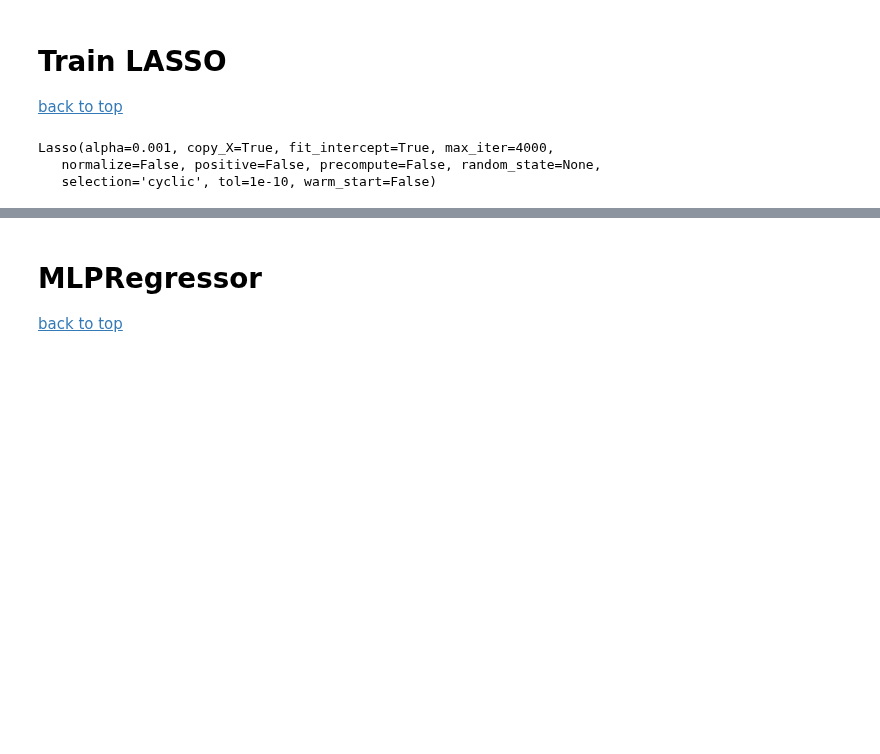
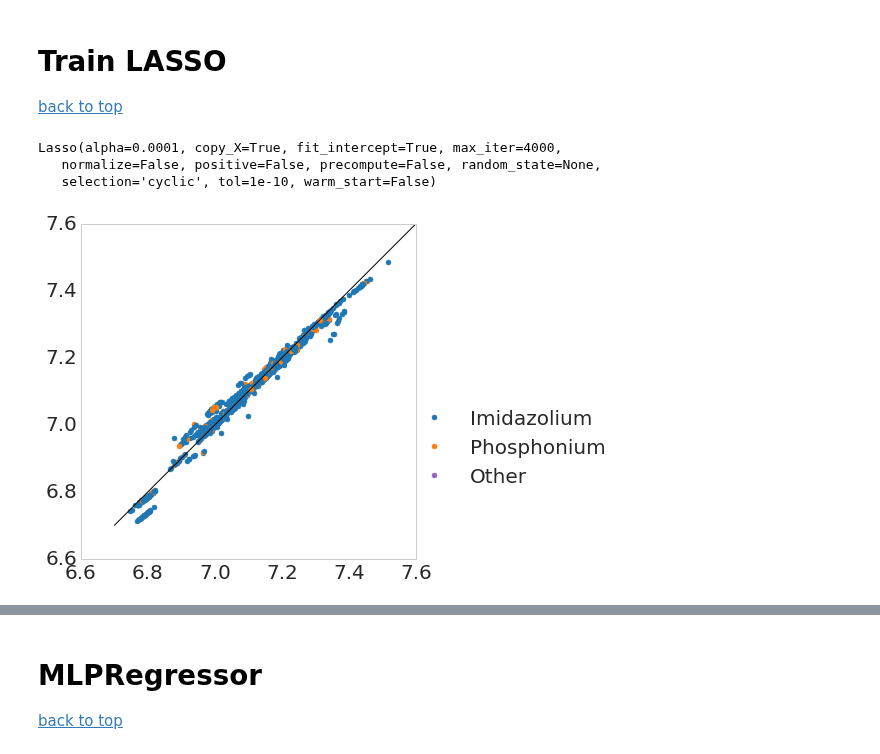
Before and after one commit to wesleybeckner/salty, a Jupyter notebook: notebooks/ScikitLearn.ipynb, the cells around one changed output, grey strips where cells are left out. Cells and saved outputs as stored; diff of their text form; code cells hidden in the pictures; blank space fills up the shorter version.

```diff
--- a/notebooks/ScikitLearn.ipynb
+++ b/notebooks/ScikitLearn.ipynb
@@ -514,8 +526,8 @@ datadf = pd.read_pickle('density_centered_scaled')
 datadf = datadf.reset_index(drop=True)
 # datadf = datadf.loc[~datadf["NAME_CAT"].str.contains("imidazolium", case=False)]
 datadf = datadf.iloc[:,:].sample(frac=1).reset_index(drop=True)
-anilist = datadf['NAME_ANI'].unique()
-catlist = datadf['NAME_CAT'].unique()
+anilist = datadf['NAME_ANI']
+catlist = datadf['NAME_CAT']
 datadf = datadf.drop('NAME_CAT',1) #remove non-numeric columns and normalize values
 datadf = datadf.drop('NAME_ANI',1)
 
@@ -535,12 +547,71 @@ Y_train[:] = np.log(data[:n_train,-1].astype(float))
 X_test[:] = data[n_train:,:-1]
 Y_test[:] = np.log(data[n_train:,-1].astype(float))
 # %%
-model = Lasso(alpha=0.001,tol=1e-10, max_iter=4000)
+model = Lasso(alpha=0.0001,tol=1e-10, max_iter=4000)
 model.fit(X_train,Y_train)
 # %% [output]
-Lasso(alpha=0.001, copy_X=True, fit_intercept=True, max_iter=4000,
+Lasso(alpha=0.0001, copy_X=True, fit_intercept=True, max_iter=4000,
    normalize=False, positive=False, precompute=False, random_state=None,
    selection='cyclic', tol=1e-10, warm_start=False)
+# %%
+###COLOR BY SALT TYPE
+
+colors=[]
+labels=[]
+df = pd.DataFrame(catlist)
+for i in range(len(X_test)):
+    if df.loc[i].str.contains("imidazolium", case=False)[0]:
+        colors.append(tableau20[0])
+        labels.append("Imidazolium")
+    elif df.loc[i].str.contains("phosphonium", case=False)[0]:
+        colors.append(tableau20[2])
+        labels.append("Phosphonium")
+    elif df.loc[i].str.contains("pyridinium", case=False)[0]:
+        colors.append(tableau20[4])
+        labels.append("Pyridinium")
+    elif df.loc[i].str.contains("pyrrolidinium", case=False)[0]:
+        colors.append(tableau20[6])
+        labels.append("Pyrrolidinium")
+    else:
+        colors.append(tableau20[8])
+        labels.append("Other")
+with plt.style.context('seaborn-whitegrid'):
+    fig=plt.figure(figsize=(6,6), dpi=300)
+    ax=fig.add_subplot(111)
+    for i in range(len(Y_test)):
+        ax.plot(Y_test[i],model.predict(X_test[i].reshape(1,-1)),\
+                marker=".",linestyle="",color=colors[i],\
+                label=labels[i])
+# colors=[]
+# df_imid = pd.DataFrame(catlist_imid)
+# for i in range(len(X_test_imid)):
+#     if df_imid.loc[i].str.contains("imidazolium", case=False)[0]:
+#         colors.append(tableau20[0])
+#     elif df_imid.loc[i].str.contains("phosphonium", case=False)[0]:
+#         colors.append(tableau20[2])
+#     elif df_imid.loc[i].str.contains("pyridinium", case=False)[0]:
+#         colors.append(tableau20[4])
+#     elif df_imid.loc[i].str.contains("pyrrolidinium", case=False)[0]:
+#         colors.append(tableau20[6])
+# with plt.style.context('seaborn-whitegrid'):
+
+#     for i in range(len(Y_test_imid)):
+#         ax.errorbar(Y_test_imid[i],model.predict(X_test_imid[i].reshape(1,-1)),\
+#                 xerr=np.dot(X_test_imid[i], model3.loc[1]),marker=".",linestyle="",color=colors[i])
+    ax.plot(np.arange(6.7,7.6,0.0001),np.arange(6.7,7.6,0.0001),color = 'black')
+#     ax.axis([-6,1,-6,1])
+    plt.grid(False)
+#     plt.yticks(np.arange(-5,2,1))
+#     plt.tick_params(axis='x', which='both', labelbottom='off')
+#     plt.tick_params(axis='y', which='both', labelleft='off')
+    handles, labels = plt.gca().get_legend_handles_labels()
+    by_label = OrderedDict(zip(labels, handles))
+    plt.legend(by_label.values(), by_label.keys(), bbox_to_anchor=(1.62,0.5))
+    plt.show()
+# fig.savefig(filename='paper_images/Test_Dataset_Imid.eps', bbox_inches='tight', format='eps',\
+#            transparent=True)
+# %% [output]
+[figure, added]
 # %%
 f = open('../salty/data/Deslist','r')
 deslist = []
```
Also changed, not shown: parts of 14 cells of this notebook, 5 other files.
